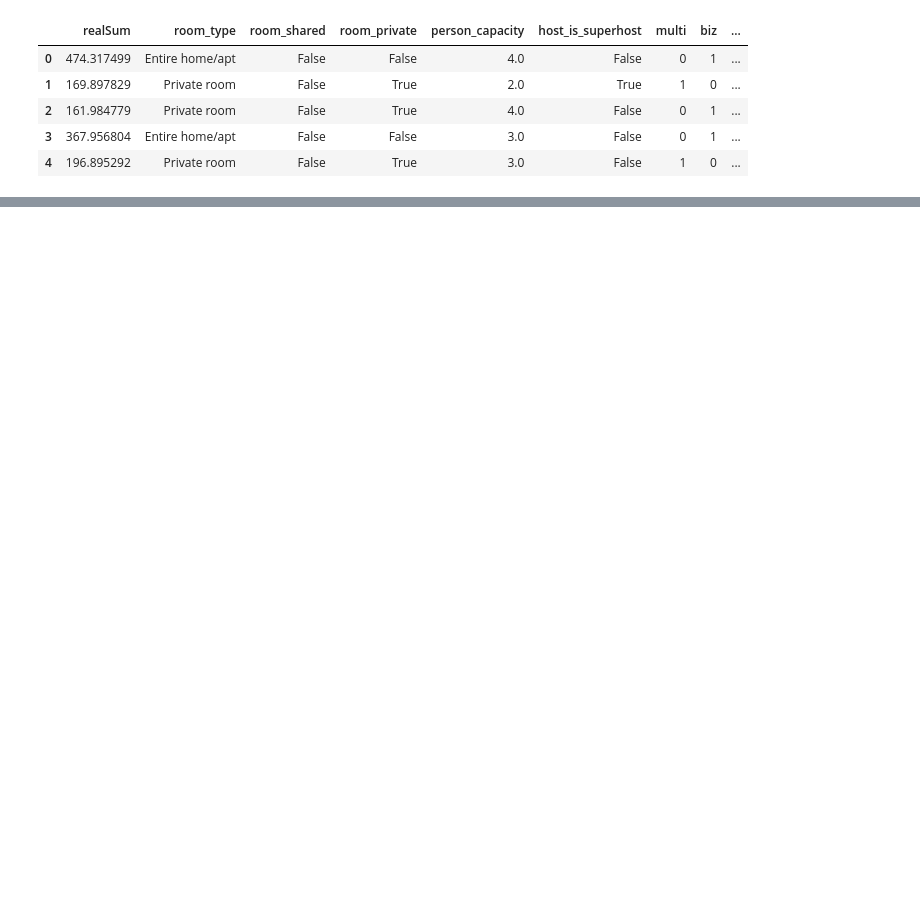
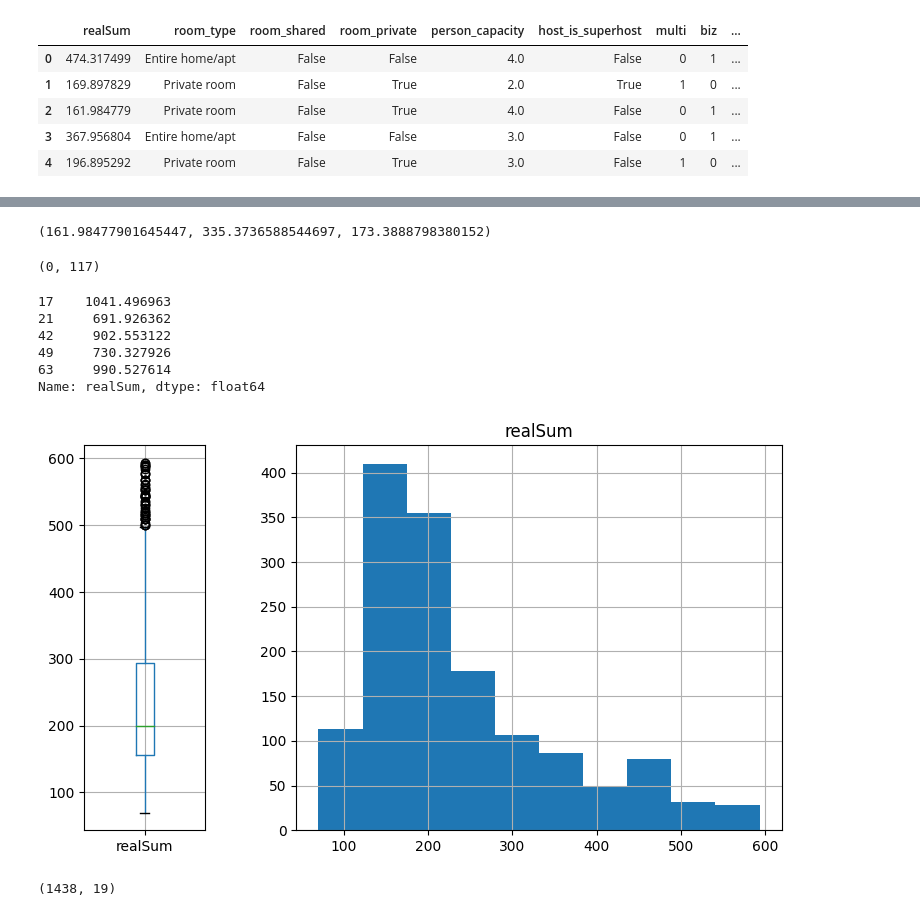
Before and after one commit to yutao-data/Pytorch-Airbnb-Price, a Jupyter notebook: notebooks/pytorch-svm.ipynb, the cells around one changed output, grey strips where cells are left out. Cells and saved outputs as stored; diff of their text form; code cells hidden in the pictures; blank space fills up the shorter version.

```diff
--- a/notebooks/pytorch-svm.ipynb
+++ b/notebooks/pytorch-svm.ipynb
@@ -14,0 +53,35 @@ df.head()
+# %%
+Q1 = df['realSum'].quantile(0.25)
+Q3 = df['realSum'].quantile(0.75)
+IQR = Q3 - Q1
+
+Q1, Q3, IQR
+# %% [output]
+(161.98477901645447, 335.3736588544697, 173.3888798380152)
+# %%
+small_outliers = df['realSum'] < (Q1 - 1.5 * IQR)
+big_outliers = df['realSum'] > (Q3 + 1.5 * IQR)
+
+sum(small_outliers), sum(big_outliers)
+# %% [output]
+(0, 117)
+# %%
+df['realSum'][small_outliers | big_outliers].head()
+# %% [output]
+17    1041.496963
+21     691.926362
+42     902.553122
+49     730.327926
+63     990.527614
+Name: realSum, dtype: float64
+# %%
+fig, axes= plt.subplots(1,2, gridspec_kw={'width_ratios': [1, 4]}, figsize=(9,5))
+df[~(small_outliers | big_outliers)].boxplot(column='realSum',ax=axes[0]);
+df[~(small_outliers | big_outliers)].hist(column='realSum', ax=axes[1]);
+# %% [output]
+[figure, added]
+# %%
+df_clean = df[~(small_outliers | big_outliers)]
+df_clean.shape
+# %% [output]
+(1438, 19)
```
Also changed, not shown: parts of 11 cells of this notebook.
